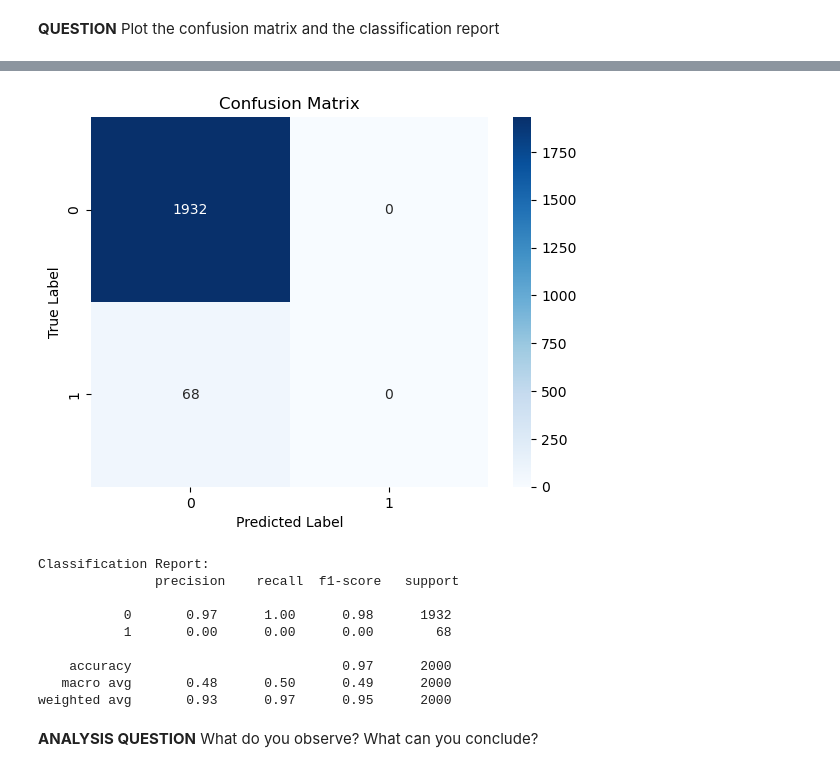
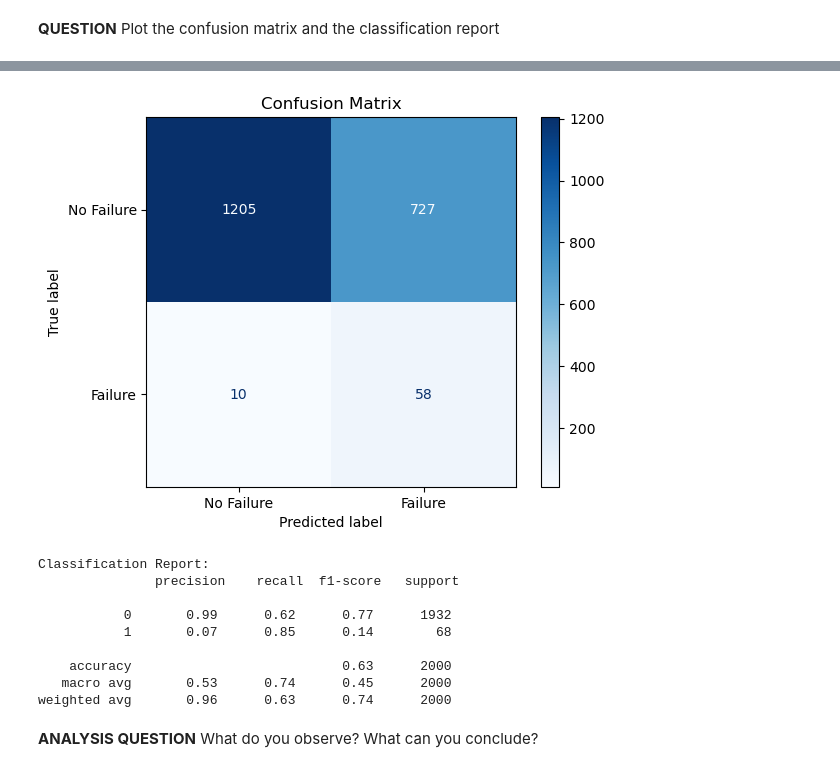
Before and after one commit to rosecymbler/IAEmbarquee, a Jupyter notebook: TP_IA_EMBARQUEE.ipynb, the cells around one changed output, grey strips where cells are left out. Saved outputs shown, nothing was run; the diff lists cells and outputs as text; code cells hidden in the pictures.

```diff
--- a/TP_IA_EMBARQUEE.ipynb
+++ b/TP_IA_EMBARQUEE.ipynb
@@ -387,14 +455,15 @@ weighted avg       0.93      0.97      0.95      2000
 **QUESTION:** Create X_train, Y_train, X_test, and Y_test. How many elements are present in X_train, Y_train, X_test, and Y_test? (Print the values)
 # %%
 X = df.drop(columns=['Machine failure', 'TWF', 'HDF', 'PWF', 'OSF', 'RNF'])
-Y = df["Machine failure"]
+Y = df[['Machine functional', 'TWF', 'HDF', 'PWF', 'OSF']]
+
 
 categorical_cols = X.select_dtypes(include=['object']).columns.tolist()
 X_encoded = pd.get_dummies(X, columns=categorical_cols, drop_first=True)
 
 # Séparer en jeu d'entraînement et de test (80% train, 20% test)
 X_train, X_test, Y_train, Y_test = train_test_split(
-    X_encoded, Y, test_size=0.2, random_state=42, stratify=Y
+    X_encoded, Y, test_size=0.2, random_state=42
 )
 
 # Standardisation des features numériques
@@ -402,20 +471,21 @@ scaler = StandardScaler()
 X_train_scaled = scaler.fit_transform(X_train)
 X_test_scaled = scaler.transform(X_test)
 
-# Combinaison de SMOTE (oversampling) et RandomUnderSampler (undersampling)
-smote = SMOTE(sampling_strategy=0.5, random_state=42)
-X_smote, Y_smote = smote.fit_resample(X_train_scaled, Y_train)
+Y_resampled = Y_train.copy()
 
-undersample = RandomUnderSampler(sampling_strategy=0.8, random_state=42)
-X_balanced, Y_balanced = undersample.fit_resample(X_smote, Y_smote)
+for col in Y_train.columns:
+    smote = SMOTE(sampling_strategy=0.5, random_state=42)
+    X_resampled, Y_resampled[col] = smote.fit_resample(X_train_scaled, Y_train[col])
+
+
 
 # Afficher les dimensions des ensembles après équilibrage
-print(f'Training set (X): {X_balanced.shape[0]} rows, {X_balanced.shape[1]} columns')
-print(f'Training set (Y): {Y_balanced.shape[0]} éléments')
+print(f'Training set (X): {X_train_scaled.shape[0]} rows, {X_train_scaled.shape[1]} columns')
+print(f'Training set (Y): {Y_resampled.shape[0]} éléments')
 print(f'Test set (X): {X_test_scaled.shape[0]} rows, {X_test_scaled.shape[1]} columns')
 print(f'Test set (Y): {Y_test.shape[0]} éléments')
 
 # Vérification de la répartition des classes après équilibrage
 print("\nDistribution des classes dans Y après équilibrage :")
-print(Y_balanced.value_counts())
+print(Y_resampled.value_counts())
 # %% [output]
@@ -439,11 +518,11 @@ Name: count, dtype: int64
 **TIP:** It could be interesting to keep it the same as before
 # %%
 model = tf.keras.Sequential([
-    tf.keras.layers.Dense(64, activation='relu', input_shape=(X_balanced.shape[1],)),
+    tf.keras.layers.Dense(64, activation='relu', input_shape=(X_train_scaled.shape[1],)),
     tf.keras.layers.Dense(32, activation='relu'),
     tf.keras.layers.Dense(16, activation='relu'),
     tf.keras.layers.Dropout(0.3),
-    tf.keras.layers.Dense(1, activation='sigmoid')  # Binaire : panne ou non
+    tf.keras.layers.Dense(6, activation='softmax')
 ])
 
 # Compiler le modèle
@@ -477,8 +556,8 @@ Model: "sequential_3"
 **QUESTION** Code below the algorithms allowing to train model
 # %%
 history = model.fit(
-    X_balanced, Y_balanced,
-    epochs=30,
+    X_train_scaled, Y_resampled,
+    epochs=50,
     batch_size=32,
     validation_data=(X_test_scaled, Y_test)
 )
@@ -508,12 +575,17 @@ Y_pred = (Y_pred_prob > 0.5).astype(int)
 
 # Matrice de confusion
 conf_matrix = confusion_matrix(Y_test, Y_pred)
-sns.heatmap(conf_matrix, annot=True, fmt='d', cmap='Blues')
-plt.xlabel('Predicted Label')
-plt.ylabel('True Label')
+disp = ConfusionMatrixDisplay.from_predictions(Y_test, Y_pred, display_labels=["No Failure", "Failure"], cmap="Blues", values_format='d')
 plt.title('Confusion Matrix')
 plt.show()
 
 # Rapport de classification
 print("Classification Report:\n", classification_report(Y_test, Y_pred))
+
+
+
+df['failure_type'] = df[['TWF', 'HDF', 'PWF', 'OSF', 'RNF']].idxmax(axis=1)
+df.loc[df['Machine failure'] == 0, 'failure_type'] = 'No Failure'
+
+Y_multiclass = df['failure_type']
 # %% [output]
@@ -521,13 +593,13 @@ print("Classification Report:\n", classification_report(Y_test, Y_pred))
-[figure, old version]
+[figure, new version]
 Classification Report:
                precision    recall  f1-score   support
 
-           0       0.97      1.00      0.98      1932
-           1       0.00      0.00      0.00        68
+           0       0.99      0.62      0.77      1932
+           1       0.07      0.85      0.14        68
 
-    accuracy                           0.97      2000
-   macro avg       0.48      0.50      0.49      2000
-weighted avg       0.93      0.97      0.95      2000
+    accuracy                           0.63      2000
+   macro avg       0.53      0.74      0.45      2000
+weighted avg       0.96      0.63      0.74      2000
 # %% [markdown]
 **ANALYSIS QUESTION** What do you observe? What can you conclude?
 # %% [markdown]
```
Also changed, not shown: parts of 13 cells of this notebook.
